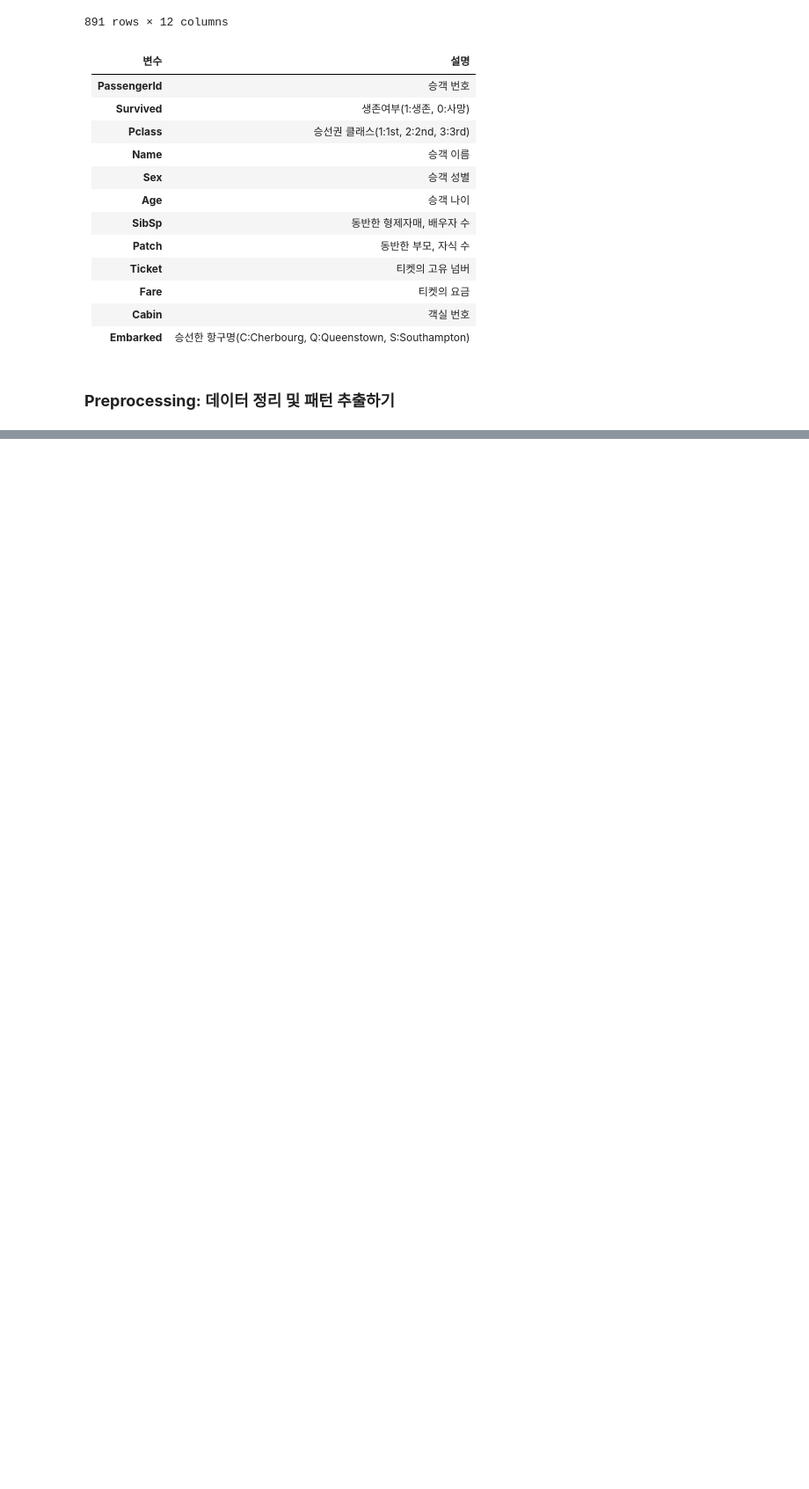
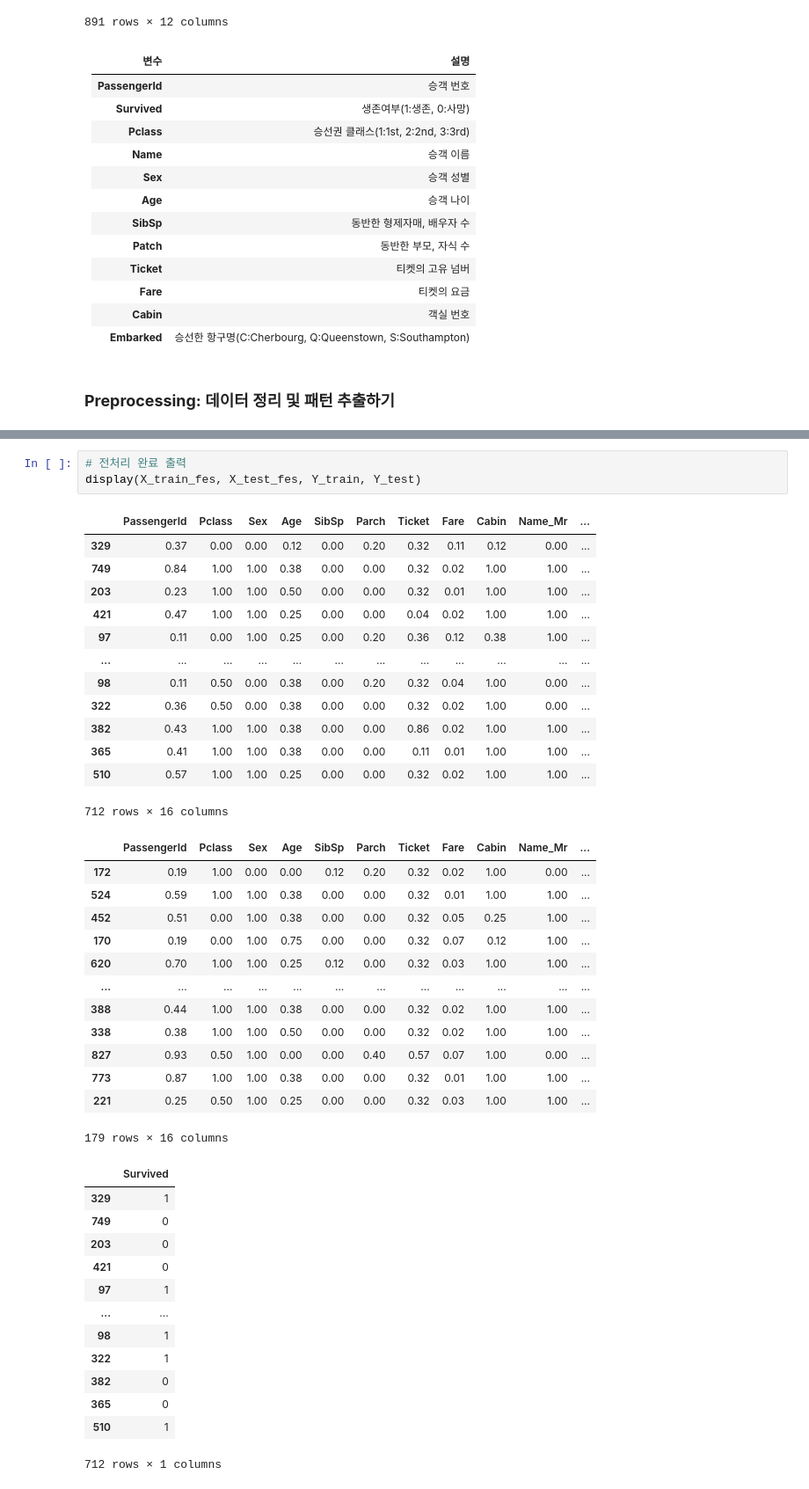
Before and after one commit to myeong-su-choi/financial-ai, a Jupyter notebook: notebooks/2. DataAnalysis_SupervisedClassification.ipynb, the cells around one changed output, grey strips where cells are left out. Shown: that part at 88% size. Cells and saved outputs as stored; diff of their text form; blank space fills up the shorter version.

```diff
--- a/notebooks/2. DataAnalysis_SupervisedClassification.ipynb
+++ b/notebooks/2. DataAnalysis_SupervisedClassification.ipynb
@@ -166,0 +265,43 @@ display(df.describe(include='all'))
+# %%
+# 전처리 완료 출력
+display(X_train_fes, X_test_fes, Y_train, Y_test)
+# %% [output]
+|  | PassengerId | Pclass | Sex | Age | SibSp | Parch | Ticket | Fare | Cabin | Name_Mr | ... |
+| 329 | 0.37 | 0.00 | 0.00 | 0.12 | 0.00 | 0.20 | 0.32 | 0.11 | 0.12 | 0.00 | ... |
+| 749 | 0.84 | 1.00 | 1.00 | 0.38 | 0.00 | 0.00 | 0.32 | 0.02 | 1.00 | 1.00 | ... |
+| 203 | 0.23 | 1.00 | 1.00 | 0.50 | 0.00 | 0.00 | 0.32 | 0.01 | 1.00 | 1.00 | ... |
+| 421 | 0.47 | 1.00 | 1.00 | 0.25 | 0.00 | 0.00 | 0.04 | 0.02 | 1.00 | 1.00 | ... |
+| 97 | 0.11 | 0.00 | 1.00 | 0.25 | 0.00 | 0.20 | 0.36 | 0.12 | 0.38 | 1.00 | ... |
+| ... | ... | ... | ... | ... | ... | ... | ... | ... | ... | ... | ... |
+| 98 | 0.11 | 0.50 | 0.00 | 0.38 | 0.00 | 0.20 | 0.32 | 0.04 | 1.00 | 0.00 | ... |
+| 322 | 0.36 | 0.50 | 0.00 | 0.38 | 0.00 | 0.00 | 0.32 | 0.02 | 1.00 | 0.00 | ... |
+| 382 | 0.43 | 1.00 | 1.00 | 0.38 | 0.00 | 0.00 | 0.86 | 0.02 | 1.00 | 1.00 | ... |
+| 365 | 0.41 | 1.00 | 1.00 | 0.38 | 0.00 | 0.00 | 0.11 | 0.01 | 1.00 | 1.00 | ... |
+| 510 | 0.57 | 1.00 | 1.00 | 0.25 | 0.00 | 0.00 | 0.32 | 0.02 | 1.00 | 1.00 | ... |
+712 rows × 16 columns
+|  | PassengerId | Pclass | Sex | Age | SibSp | Parch | Ticket | Fare | Cabin | Name_Mr | ... |
+| 172 | 0.19 | 1.00 | 0.00 | 0.00 | 0.12 | 0.20 | 0.32 | 0.02 | 1.00 | 0.00 | ... |
+| 524 | 0.59 | 1.00 | 1.00 | 0.38 | 0.00 | 0.00 | 0.32 | 0.01 | 1.00 | 1.00 | ... |
+| 452 | 0.51 | 0.00 | 1.00 | 0.38 | 0.00 | 0.00 | 0.32 | 0.05 | 0.25 | 1.00 | ... |
+| 170 | 0.19 | 0.00 | 1.00 | 0.75 | 0.00 | 0.00 | 0.32 | 0.07 | 0.12 | 1.00 | ... |
+| 620 | 0.70 | 1.00 | 1.00 | 0.25 | 0.12 | 0.00 | 0.32 | 0.03 | 1.00 | 1.00 | ... |
+| ... | ... | ... | ... | ... | ... | ... | ... | ... | ... | ... | ... |
+| 388 | 0.44 | 1.00 | 1.00 | 0.38 | 0.00 | 0.00 | 0.32 | 0.02 | 1.00 | 1.00 | ... |
+| 338 | 0.38 | 1.00 | 1.00 | 0.50 | 0.00 | 0.00 | 0.32 | 0.02 | 1.00 | 1.00 | ... |
+| 827 | 0.93 | 0.50 | 1.00 | 0.00 | 0.00 | 0.40 | 0.57 | 0.07 | 1.00 | 0.00 | ... |
+| 773 | 0.87 | 1.00 | 1.00 | 0.38 | 0.00 | 0.00 | 0.32 | 0.01 | 1.00 | 1.00 | ... |
+| 221 | 0.25 | 0.50 | 1.00 | 0.25 | 0.00 | 0.00 | 0.32 | 0.03 | 1.00 | 1.00 | ... |
+179 rows × 16 columns
+|  | Survived |
+| 329 | 1 |
+| 749 | 0 |
+| 203 | 0 |
+| 421 | 0 |
+| 97 | 1 |
+| ... | ... |
+| 98 | 1 |
+| 322 | 1 |
+| 382 | 0 |
+| 365 | 0 |
+| 510 | 1 |
+712 rows × 1 columns
```
Also changed, not shown: parts of 13 cells of this notebook, 3 other files.
